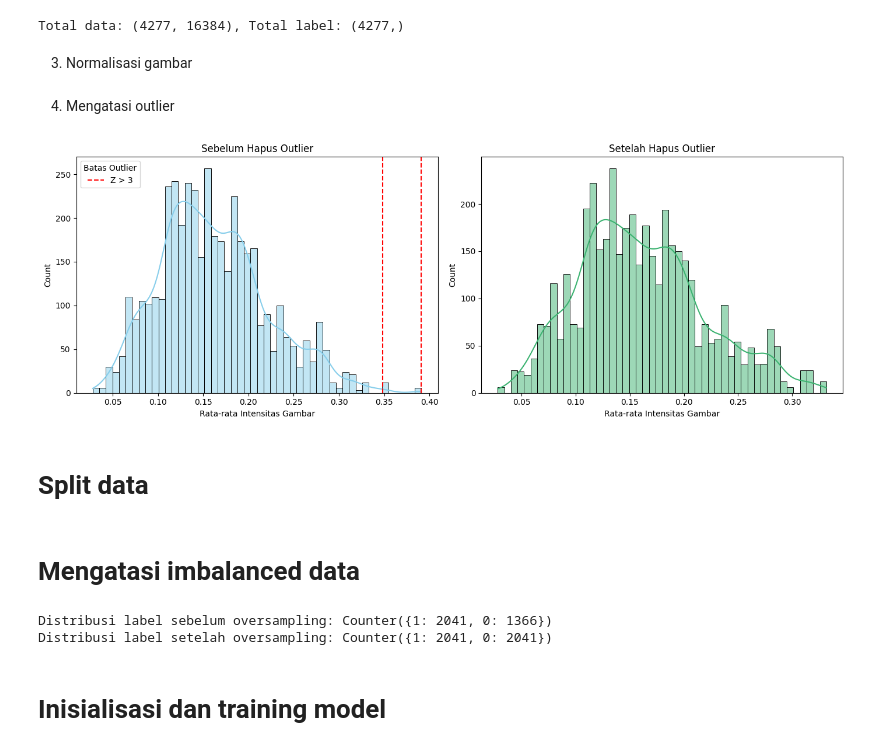
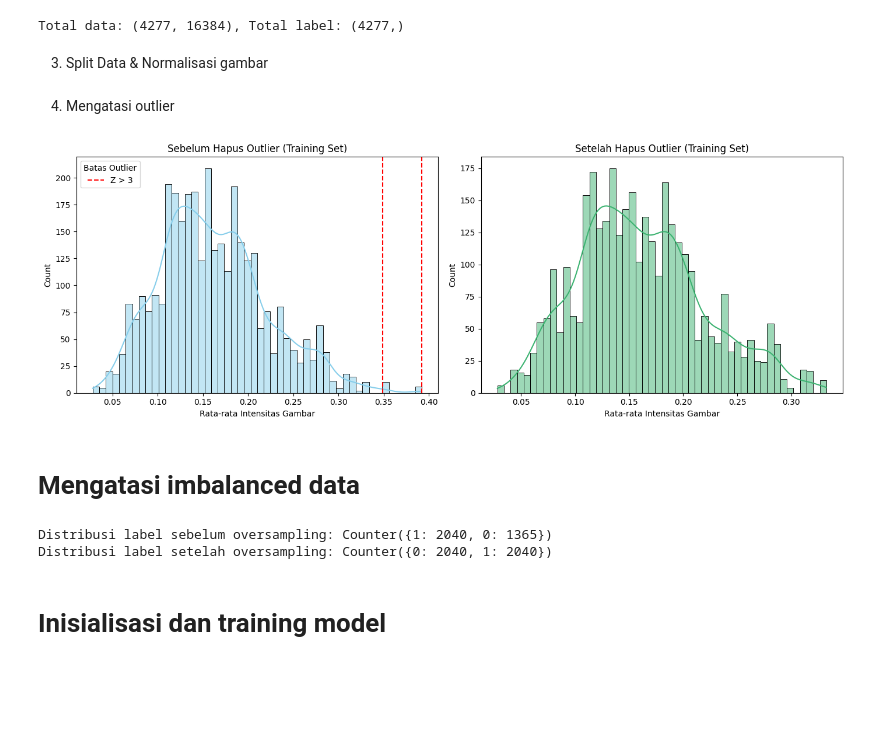
Before and after one commit to akiraraihaan/prak_ml_pra_uts, a Jupyter notebook: KELOMPOK14_ML_LP_6_PRAUTS.ipynb, the cells around one changed output. Cells and saved outputs as stored; diff of their text form; code cells hidden in the pictures; blank space fills up the shorter version.

```diff
--- a/KELOMPOK14_ML_LP_6_PRAUTS.ipynb
+++ b/KELOMPOK14_ML_LP_6_PRAUTS.ipynb
@@ -208,4 +208,4 @@ print(f"Total data: {X.shape}, Total label: {y.shape}")
 # %% [output]
 Total data: (4277, 16384), Total label: (4277,)
 # %% [markdown]
-3. Normalisasi gambar
+3. Split Data & Normalisasi gambar
@@ -217,3 +212,18 @@ X_scaled = scaler.fit_transform(X)
+# %%
+from sklearn.model_selection import train_test_split
+
+X_train, X_test, y_train, y_test = train_test_split(
+    X, y,
+    test_size=0.2,
+    random_state=42,
+    stratify=y
+)
+
+from sklearn.preprocessing import MinMaxScaler
+scaler = MinMaxScaler()
+X_train_scaled = scaler.fit_transform(X_train)
+
+X_test_scaled = scaler.transform(X_test)
 # %% [markdown]
 4. Mengatasi outlier
 # %%
@@ -234,39 +244,45 @@ y_final = y[mask]
 # %%
+from scipy.stats import zscore
+
+# Hitung rata-rata intensitas HANYA pada data training
+mean_intensity_train = X_train_scaled.mean(axis=1)
+
+# Hitung Z-score dari intensitas pada data training
+z_scores_train = zscore(mean_intensity_train)
+
+# Tetapkan ambang batas outlier untuk data training (|z| > 3)
+mask_train = np.abs(z_scores_train) < 3
+
+# Hapus outlier hanya dari data training
+X_train_clean = X_train_scaled[mask_train]
+y_train_clean = y_train[mask_train]
+
+# Untuk visualisasi outlier (opsional) - sesuaikan dengan variabel baru
 import matplotlib.pyplot as plt
 import seaborn as sns
-import numpy as np
-from scipy.stats import zscore
-
-# Hitung rata-rata intensitas untuk semua gambar
-mean_intensity = X_scaled.mean(axis=1)
-
-# Hitung z-score
-z_scores = zscore(mean_intensity)
 
 # Buat figure side-by-side
 fig, axs = plt.subplots(1, 2, figsize=(14, 5))
 
 # Visualisasi Sebelum Hapus Outlier
-sns.histplot(mean_intensity, bins=50, kde=True, ax=axs[0], color='skyblue')
-axs[0].set_title("Sebelum Hapus Outlier")
+sns.histplot(mean_intensity_train, bins=50, kde=True, ax=axs[0], color='skyblue')
+axs[0].set_title("Sebelum Hapus Outlier (Training Set)")
 axs[0].set_xlabel("Rata-rata Intensitas Gambar")
-axs[0].axvline(mean_intensity[z_scores > 3].min(), color='red', linestyle='--', label='Z > 3')
-axs[0].axvline(mean_intensity[z_scores > 3].max(), color='red', linestyle='--')
-axs[0].legend(title="Batas Outlier")
-if np.any(z_scores < -3):
-    axs[0].axvline(mean_intensity[z_scores < -3].max(), color='purple', linestyle='--', label='Z < -3')
+if np.any(z_scores_train > 3):
+    axs[0].axvline(mean_intensity_train[z_scores_train > 3].min(), color='red', linestyle='--', label='Z > 3')
+    axs[0].axvline(mean_intensity_train[z_scores_train > 3].max(), color='red', linestyle='--')
+    axs[0].legend(title="Batas Outlier")
+if np.any(z_scores_train < -3):
+    axs[0].axvline(mean_intensity_train[z_scores_train < -3].max(), color='purple', linestyle='--', label='Z < -3')
     axs[0].legend(title="Batas Outlier")
 
-
 # Setelah Hapus Outlier
-mean_filtered = mean_intensity[np.abs(z_scores) < 3]
+mean_filtered = mean_intensity_train[np.abs(z_scores_train) < 3]
 sns.histplot(mean_filtered, bins=50, kde=True, ax=axs[1], color='mediumseagreen')
-axs[1].set_title("Setelah Hapus Outlier")
+axs[1].set_title("Setelah Hapus Outlier (Training Set)")
 axs[1].set_xlabel("Rata-rata Intensitas Gambar")
 
 plt.tight_layout()
 plt.show()
 # %% [output]
-[figure, old version]
+[figure, new version]
-# %% [markdown]
-# Split data
@@ -283,18 +290,18 @@ X_train, X_test, y_train, y_test = train_test_split(
 # Mengatasi imbalanced data
 # %%
 from imblearn.over_sampling import RandomOverSampler
+from collections import Counter
 
-# Terapkan Random Oversampling pada data latih
+# Terapkan Random Oversampling pada data latih yang sudah dibersihkan
 ros = RandomOverSampler(random_state=42)
-X_train_resampled, y_train_resampled = ros.fit_resample(X_train, y_train)
+X_train_resampled, y_train_resampled = ros.fit_resample(X_train_clean, y_train_clean)
 
-# Cek distribusi setelah oversampling
-from collections import Counter
-print("Distribusi label sebelum oversampling:", Counter(y_train))
+# Cek distribusi sebelum dan sesudah oversampling
+print("Distribusi label sebelum oversampling:", Counter(y_train_clean))
 print("Distribusi label setelah oversampling:", Counter(y_train_resampled))
 # %% [output]
-Distribusi label sebelum oversampling: Counter({1: 2041, 0: 1366})
-Distribusi label setelah oversampling: Counter({1: 2041, 0: 2041})
+Distribusi label sebelum oversampling: Counter({1: 2040, 0: 1365})
+Distribusi label setelah oversampling: Counter({0: 2040, 1: 2040})
 # %% [markdown]
 # Inisialisasi dan training model
 # %%
```
Also changed, not shown: parts of 7 cells of this notebook.
